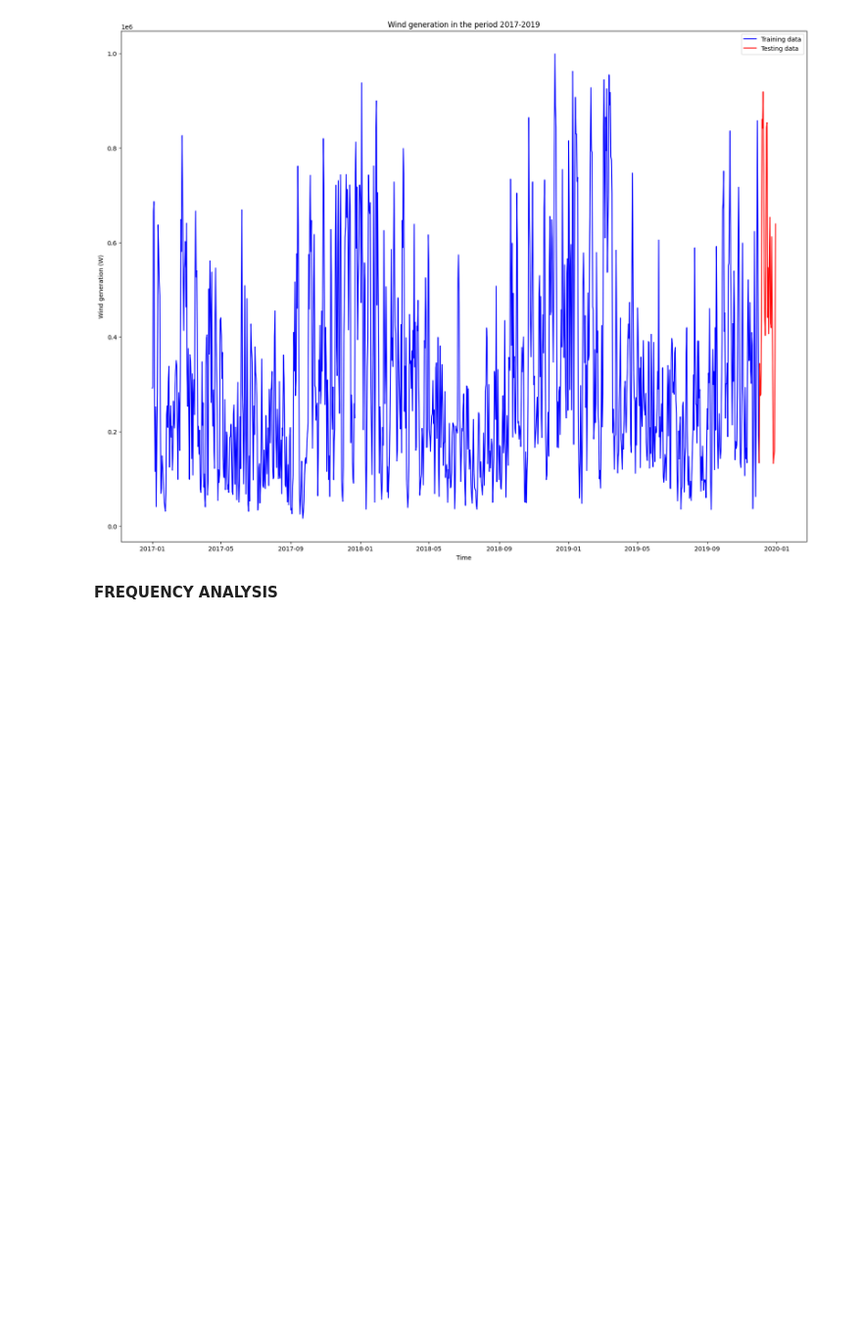
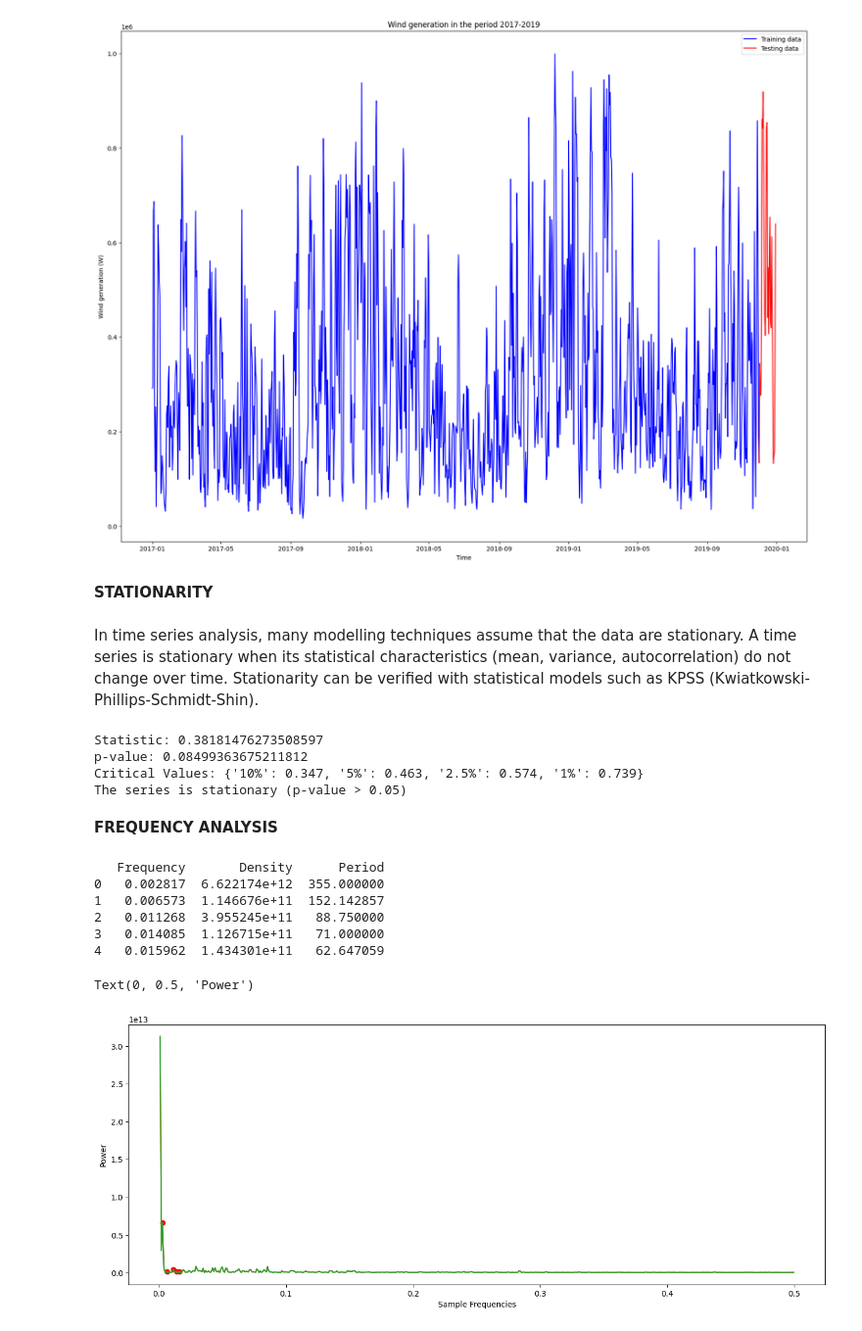
Before and after one commit to IsabellaPodavini/Statistical_Models, a Jupyter notebook: project.ipynb, the cells around one changed output. Shown at 98% size. Saved outputs shown, nothing was run; the diff lists cells and outputs as text; code cells hidden in the pictures; blank space fills up the shorter version.

```diff
--- a/project.ipynb
+++ b/project.ipynb
@@ -230,5 +230,31 @@ plt.legend()
 plt.show()
 # %% [output]
 [figure]
+# %% [markdown]
+**STATIONARITY**
+# %% [markdown]
+In time series analysis, many modelling techniques assume that the data are stationary. A time series is stationary when its statistical characteristics (mean, variance, autocorrelation) do not change over time.
+Stationarity can be verified with statistical models such as KPSS (Kwiatkowski-Phillips-Schmidt-Shin).
+# %%
+from statsmodels.tsa.stattools import kpss
+
+# Perform the KPSS test on the time series
+result = kpss(wind_energy['wind_generation_actual'], regression='c')
+
+# Display the results
+print('Statistic:', result[0])
+print('p-value:', result[1])
+print('Critical Values:', result[3])
+
+# Interpretation of the p-value
+if result[1] <= 0.05:
+    print("The series is not stationary (p-value < 0.05)")
+else:
+    print("The series is stationary (p-value > 0.05)")
+# %% [output]
+Statistic: 0.38181476273508597
+p-value: 0.08499363675211812
+Critical Values: {'10%': 0.347, '5%': 0.463, '2.5%': 0.574, '1%': 0.739}
+The series is stationary (p-value > 0.05)
 # %% [markdown]
 **FREQUENCY ANALYSIS**
@@ -234,0 +263,35 @@ plt.show()
+# %%
+###Retrieve the seasonlity by using the periodogram and getting the most used frequencies.
+f_per, Pxx_per = signal.periodogram(wind_generation_train,1,detrend=None,window='hann',return_onesided=True,scaling='density')
+f_per = f_per[1:]
+Pxx_per = Pxx_per[1:]
+
+#Find the peaks of the periodogram.
+peaks = signal.find_peaks(Pxx_per[f_per >= 0], prominence=100000)[0]
+peak_freq = f_per[peaks]
+peak_dens = Pxx_per[peaks]
+
+#Plot of the analysis transformation and of its peaks. Only the first five are interestings
+fig = plt.figure(figsize=(16,6))
+
+plt.plot(peak_freq[:5], peak_dens[:5], 'ro');
+plt.plot(f_per[2:],Pxx_per[2:])
+
+#Retrieving of the values
+data = {'Frequency': peak_freq, 'Density': peak_dens, 'Period': 1/peak_freq}
+df = pd.DataFrame(data)
+
+print(df.head())
+sns.lineplot(x=f_per,y=Pxx_per)
+plt.plot(f_per, Pxx_per)
+plt.xlabel('Sample Frequencies')
+plt.ylabel('Power')
+# %% [output]
+   Frequency       Density      Period
+0   0.002817  6.622174e+12  355.000000
+1   0.006573  1.146676e+11  152.142857
+2   0.011268  3.955245e+11   88.750000
+3   0.014085  1.126715e+11   71.000000
+4   0.015962  1.434301e+11   62.647059
+Text(0, 0.5, 'Power')
+[figure, added]
```
Also changed, not shown: parts of 5 cells of this notebook.
